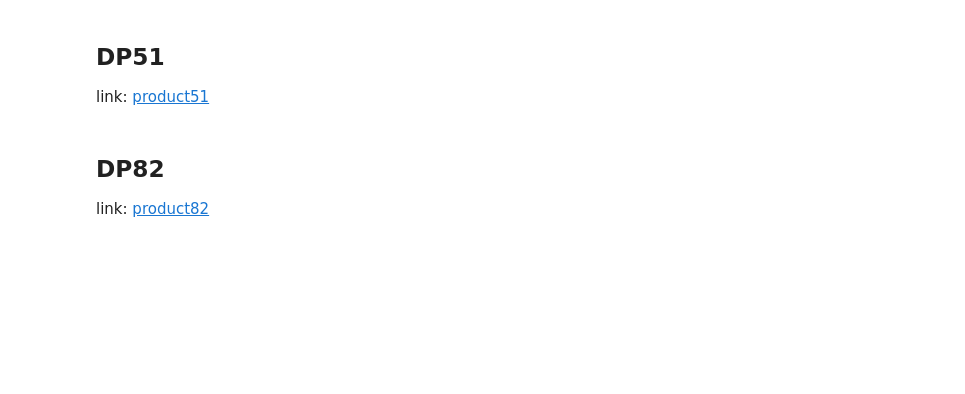
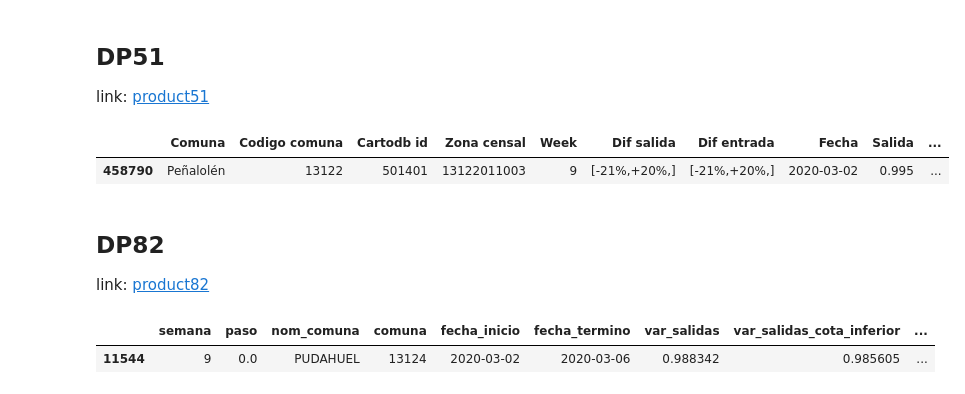
Before and after one commit to tanaxer01/mov-in-covid, a Jupyter notebook: index_calcs.ipynb, the cells around one changed output. Drawn from its saved outputs; the diff is of its cells as text; code cells hidden in the pictures; blank space fills up the shorter version.

```diff
--- a/index_calcs.ipynb
+++ b/index_calcs.ipynb
@@ -28,24 +28,29 @@ link: [product51](https://github.com/MinCiencia/Datos-COVID19/tree/master/output
 # %%
 df_difs = pd.read_csv("./datos/dp51_difs.csv")
 
 # Fecha to Datetime && sort by Fecha
 df_difs['Fecha'] = pd.to_datetime(df_difs['Fecha'])
 df_difs = df_difs.sort_values(by=['Fecha'])
 
 # Just RM
 df_difs = df_difs[ df_difs['Codigo region'] == 13 ].drop(columns=['Region', 'Codigo region'])
 
-
+# Calc prom of Dif salida y Dif entrada.
 def parse_diff(x):
   mean = sum([ int(i)  for i in x[1:-2].replace('%','').split(",") ])/2
 
   return (100 + mean)/100
 
 df_difs['Salida'] = df_difs['Dif salida'].map(parse_diff)
 df_difs['Entrada'] = df_difs['Dif entrada'].map(parse_diff)
 
 df_salidas  = pd.DataFrame({ i:df_difs[ df_difs["Comuna"] == i ].groupby("Fecha")["Salida"].mean() for i in set(df_difs["Comuna"]) })
 df_entradas = pd.DataFrame({ i:df_difs[ df_difs["Comuna"] == i ].groupby("Fecha")["Entrada"].mean() for i in set(df_difs["Comuna"]) })
+
+df_difs.head(1)
+# %% [output]
+|  | Comuna | Codigo comuna | Cartodb id | Zona censal | Week | Dif salida | Dif entrada | Fecha | Salida | ... |
+| 458790 | Peñalolén | 13122 | 501401 | 13122011003 | 9 | [-21%,+20%,] | [-21%,+20%,] | 2020-03-02 | 0.995 | ... |
 # %% [markdown]
 ## DP82
 link: [product82](https://github.com/MinCiencia/Datos-COVID19/tree/master/output/producto82)
@@ -64,5 +69,13 @@ df_weeks = df_weeks[ df_weeks['region'] == 13 ].drop(columns=['region'])
 df_weeks = df_weeks[ df_weeks["fecha_inicio"].isin(df_difs["Fecha"]) ]
 
 # [!] Fill pasos
-df_weeks["paso"] = df_weeks["paso"].fillna(method="bfill")
+df_weeks["paso"] = df_weeks["paso"].fillna(method="ffill")
+
+# DF pasos
+df_pasos = df_weeks.pivot_table(values='paso', index='fecha_inicio', columns='nom_comuna')
+
+df_weeks.head(1)
+# %% [output]
+|  | semana | paso | nom_comuna | comuna | fecha_inicio | fecha_termino | var_salidas | var_salidas_cota_inferior | ... |
+| 11544 | 9 | 0.0 | PUDAHUEL | 13124 | 2020-03-02 | 2020-03-06 | 0.988342 | 0.985605 | ... |
 # %% [markdown]
```
Also changed, not shown: parts of 4 cells of this notebook.
